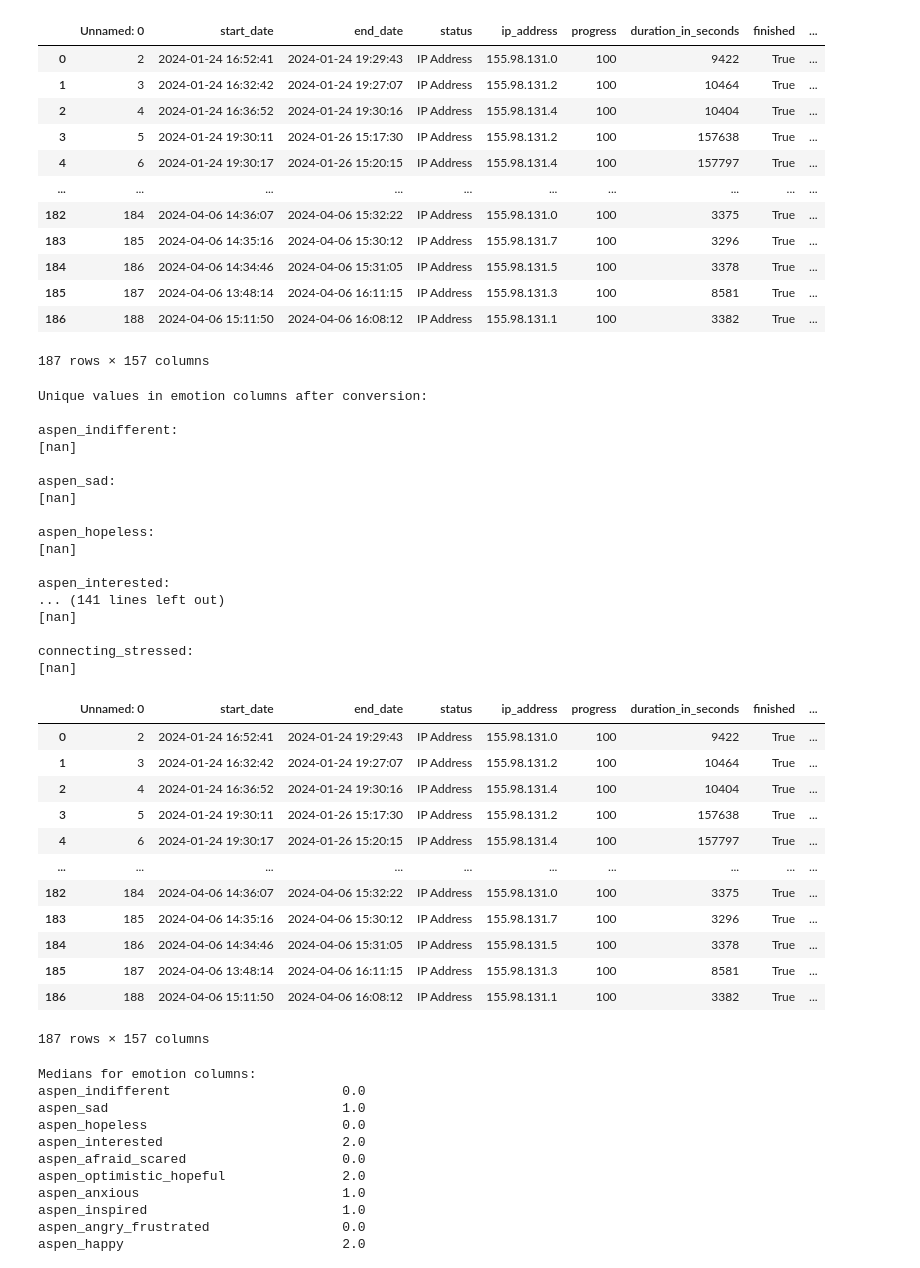
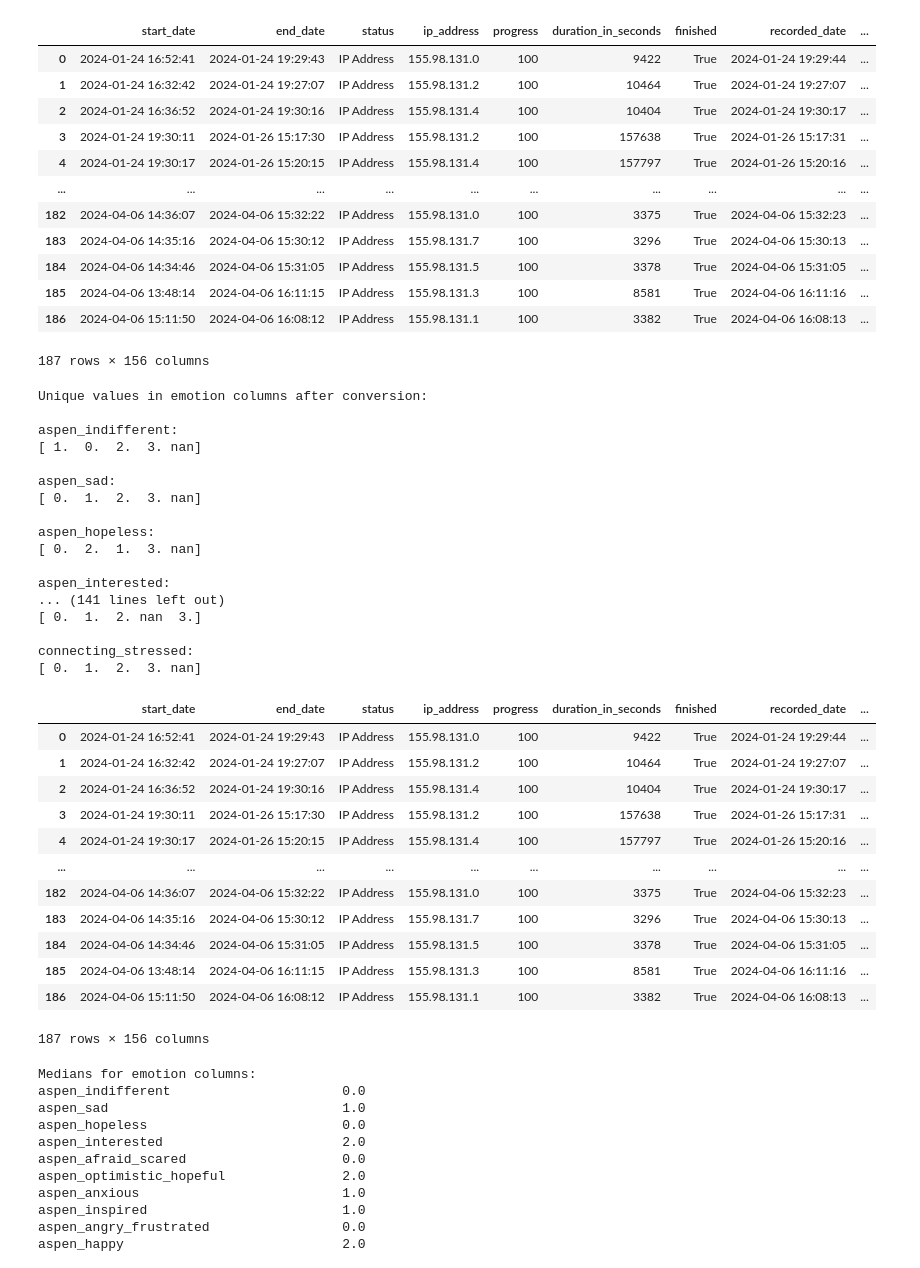
Before and after one commit to Hailcyon/AISL-data-analysis, a Jupyter notebook: numericize_emotions.ipynb, the cells around one changed output. Drawn from its saved outputs; the diff is of its cells as text; code cells hidden in the pictures.

```diff
--- a/numericize_emotions.ipynb
+++ b/numericize_emotions.ipynb
@@ -3,23 +3,23 @@
 
 import pandas as pd
 # %%
-#full_analysis_df = pd.read_excel('c:/Users/u1172791/COH files/Data_2025/COMBINED_TEXT_jan-june_pre_in-gallery_post_emotions_renamed.xlsx')
-full_analysis_df = pd.read_excel('c:/Users/Hailey Sherman/ClimateOfHopeData/Data_2025/COMBINED_TEXT_jan-june_pre_in-gallery_post_emotions_renamed.xlsx')
+full_analysis_df = pd.read_excel('c:/Users/u1172791/COH files/Data_2025/COMBINED_TEXT_jan-june_pre_in-gallery_post_emotions_renamed.xlsx')
+#full_analysis_df = pd.read_excel('c:/Users/Hailey Sherman/ClimateOfHopeData/Data_2025/COMBINED_TEXT_jan-june_pre_in-gallery_post_emotions_renamed.xlsx')
 display(full_analysis_df)
 # %% [output]
-|  | Unnamed: 0 | start_date | end_date | status | ip_address | progress | duration_in_seconds | finished | ... |
-| 0 | 2 | 2024-01-24 16:52:41 | 2024-01-24 19:29:43 | IP Address | 155.98.131.0 | 100 | 9422 | True | ... |
-| 1 | 3 | 2024-01-24 16:32:42 | 2024-01-24 19:27:07 | IP Address | 155.98.131.2 | 100 | 10464 | True | ... |
-| 2 | 4 | 2024-01-24 16:36:52 | 2024-01-24 19:30:16 | IP Address | 155.98.131.4 | 100 | 10404 | True | ... |
-| 3 | 5 | 2024-01-24 19:30:11 | 2024-01-26 15:17:30 | IP Address | 155.98.131.2 | 100 | 157638 | True | ... |
-| 4 | 6 | 2024-01-24 19:30:17 | 2024-01-26 15:20:15 | IP Address | 155.98.131.4 | 100 | 157797 | True | ... |
+|  | start_date | end_date | status | ip_address | progress | duration_in_seconds | finished | recorded_date | ... |
+| 0 | 2024-01-24 16:52:41 | 2024-01-24 19:29:43 | IP Address | 155.98.131.0 | 100 | 9422 | True | 2024-01-24 19:29:44 | ... |
+| 1 | 2024-01-24 16:32:42 | 2024-01-24 19:27:07 | IP Address | 155.98.131.2 | 100 | 10464 | True | 2024-01-24 19:27:07 | ... |
+| 2 | 2024-01-24 16:36:52 | 2024-01-24 19:30:16 | IP Address | 155.98.131.4 | 100 | 10404 | True | 2024-01-24 19:30:17 | ... |
+| 3 | 2024-01-24 19:30:11 | 2024-01-26 15:17:30 | IP Address | 155.98.131.2 | 100 | 157638 | True | 2024-01-26 15:17:31 | ... |
+| 4 | 2024-01-24 19:30:17 | 2024-01-26 15:20:15 | IP Address | 155.98.131.4 | 100 | 157797 | True | 2024-01-26 15:20:16 | ... |
 | ... | ... | ... | ... | ... | ... | ... | ... | ... | ... |
-| 182 | 184 | 2024-04-06 14:36:07 | 2024-04-06 15:32:22 | IP Address | 155.98.131.0 | 100 | 3375 | True | ... |
-| 183 | 185 | 2024-04-06 14:35:16 | 2024-04-06 15:30:12 | IP Address | 155.98.131.7 | 100 | 3296 | True | ... |
-| 184 | 186 | 2024-04-06 14:34:46 | 2024-04-06 15:31:05 | IP Address | 155.98.131.5 | 100 | 3378 | True | ... |
-| 185 | 187 | 2024-04-06 13:48:14 | 2024-04-06 16:11:15 | IP Address | 155.98.131.3 | 100 | 8581 | True | ... |
-| 186 | 188 | 2024-04-06 15:11:50 | 2024-04-06 16:08:12 | IP Address | 155.98.131.1 | 100 | 3382 | True | ... |
+| 182 | 2024-04-06 14:36:07 | 2024-04-06 15:32:22 | IP Address | 155.98.131.0 | 100 | 3375 | True | 2024-04-06 15:32:23 | ... |
+| 183 | 2024-04-06 14:35:16 | 2024-04-06 15:30:12 | IP Address | 155.98.131.7 | 100 | 3296 | True | 2024-04-06 15:30:13 | ... |
+| 184 | 2024-04-06 14:34:46 | 2024-04-06 15:31:05 | IP Address | 155.98.131.5 | 100 | 3378 | True | 2024-04-06 15:31:05 | ... |
+| 185 | 2024-04-06 13:48:14 | 2024-04-06 16:11:15 | IP Address | 155.98.131.3 | 100 | 8581 | True | 2024-04-06 16:11:16 | ... |
+| 186 | 2024-04-06 15:11:50 | 2024-04-06 16:08:12 | IP Address | 155.98.131.1 | 100 | 3382 | True | 2024-04-06 16:08:13 | ... |
-187 rows × 157 columns
+187 rows × 156 columns
 # %%
 # Define the prefixes we're looking for
 emotion_prefixes = ['aspen_', 'here_now_impacts_', 'build_momentum_', 'connecting_']
@@ -52,33 +52,33 @@ display(full_analysis_df)
 Unique values in emotion columns after conversion:
 
 aspen_indifferent:
-[nan]
+[ 1.  0.  2.  3. nan]
 
 aspen_sad:
-[nan]
+[ 0.  1.  2.  3. nan]
 
 aspen_hopeless:
-[nan]
+[ 0.  2.  1.  3. nan]
 
 aspen_interested:
 ... (141 lines left out)
-[nan]
+[ 0.  1.  2. nan  3.]
 
 connecting_stressed:
-[nan]
+[ 0.  1.  2.  3. nan]
-|  | Unnamed: 0 | start_date | end_date | status | ip_address | progress | duration_in_seconds | finished | ... |
-| 0 | 2 | 2024-01-24 16:52:41 | 2024-01-24 19:29:43 | IP Address | 155.98.131.0 | 100 | 9422 | True | ... |
-| 1 | 3 | 2024-01-24 16:32:42 | 2024-01-24 19:27:07 | IP Address | 155.98.131.2 | 100 | 10464 | True | ... |
-| 2 | 4 | 2024-01-24 16:36:52 | 2024-01-24 19:30:16 | IP Address | 155.98.131.4 | 100 | 10404 | True | ... |
-| 3 | 5 | 2024-01-24 19:30:11 | 2024-01-26 15:17:30 | IP Address | 155.98.131.2 | 100 | 157638 | True | ... |
-| 4 | 6 | 2024-01-24 19:30:17 | 2024-01-26 15:20:15 | IP Address | 155.98.131.4 | 100 | 157797 | True | ... |
+|  | start_date | end_date | status | ip_address | progress | duration_in_seconds | finished | recorded_date | ... |
+| 0 | 2024-01-24 16:52:41 | 2024-01-24 19:29:43 | IP Address | 155.98.131.0 | 100 | 9422 | True | 2024-01-24 19:29:44 | ... |
+| 1 | 2024-01-24 16:32:42 | 2024-01-24 19:27:07 | IP Address | 155.98.131.2 | 100 | 10464 | True | 2024-01-24 19:27:07 | ... |
+| 2 | 2024-01-24 16:36:52 | 2024-01-24 19:30:16 | IP Address | 155.98.131.4 | 100 | 10404 | True | 2024-01-24 19:30:17 | ... |
+| 3 | 2024-01-24 19:30:11 | 2024-01-26 15:17:30 | IP Address | 155.98.131.2 | 100 | 157638 | True | 2024-01-26 15:17:31 | ... |
+| 4 | 2024-01-24 19:30:17 | 2024-01-26 15:20:15 | IP Address | 155.98.131.4 | 100 | 157797 | True | 2024-01-26 15:20:16 | ... |
 | ... | ... | ... | ... | ... | ... | ... | ... | ... | ... |
-| 182 | 184 | 2024-04-06 14:36:07 | 2024-04-06 15:32:22 | IP Address | 155.98.131.0 | 100 | 3375 | True | ... |
-| 183 | 185 | 2024-04-06 14:35:16 | 2024-04-06 15:30:12 | IP Address | 155.98.131.7 | 100 | 3296 | True | ... |
-| 184 | 186 | 2024-04-06 14:34:46 | 2024-04-06 15:31:05 | IP Address | 155.98.131.5 | 100 | 3378 | True | ... |
-| 185 | 187 | 2024-04-06 13:48:14 | 2024-04-06 16:11:15 | IP Address | 155.98.131.3 | 100 | 8581 | True | ... |
-| 186 | 188 | 2024-04-06 15:11:50 | 2024-04-06 16:08:12 | IP Address | 155.98.131.1 | 100 | 3382 | True | ... |
+| 182 | 2024-04-06 14:36:07 | 2024-04-06 15:32:22 | IP Address | 155.98.131.0 | 100 | 3375 | True | 2024-04-06 15:32:23 | ... |
+| 183 | 2024-04-06 14:35:16 | 2024-04-06 15:30:12 | IP Address | 155.98.131.7 | 100 | 3296 | True | 2024-04-06 15:30:13 | ... |
+| 184 | 2024-04-06 14:34:46 | 2024-04-06 15:31:05 | IP Address | 155.98.131.5 | 100 | 3378 | True | 2024-04-06 15:31:05 | ... |
+| 185 | 2024-04-06 13:48:14 | 2024-04-06 16:11:15 | IP Address | 155.98.131.3 | 100 | 8581 | True | 2024-04-06 16:11:16 | ... |
+| 186 | 2024-04-06 15:11:50 | 2024-04-06 16:08:12 | IP Address | 155.98.131.1 | 100 | 3382 | True | 2024-04-06 16:08:13 | ... |
-187 rows × 157 columns
+187 rows × 156 columns
 # %%
 # Calculate medians for all emotion columns
 emotion_medians = full_analysis_df[emotion_columns].median()
```
Also changed, not shown: parts of 2 cells of this notebook, 7 other files.
